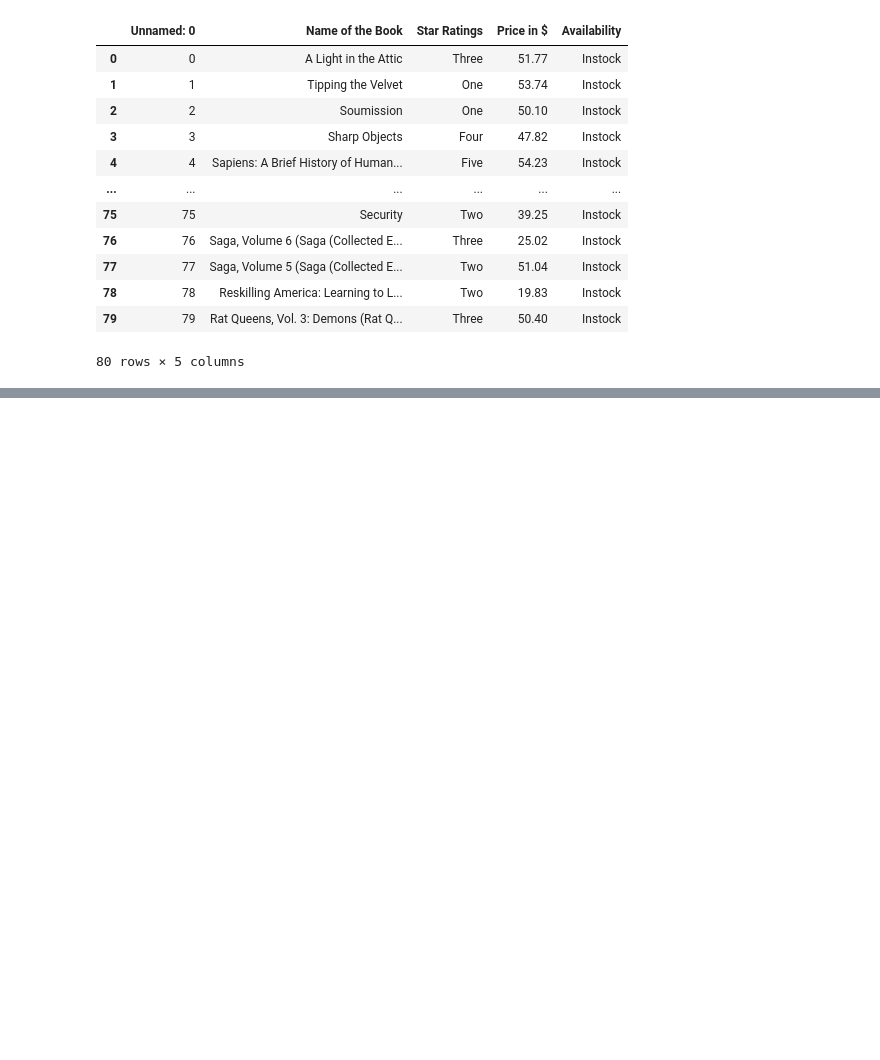
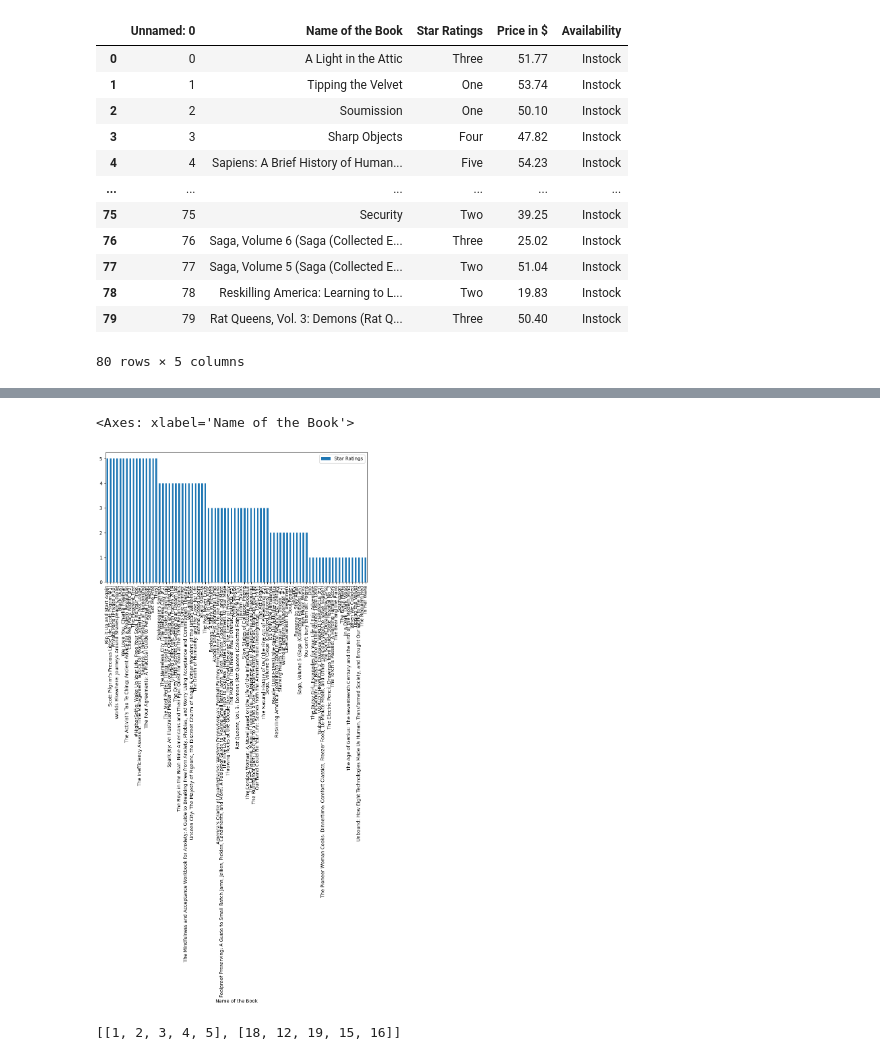
Before and after one commit to subhashreegre/Web-Scraping-, a Jupyter notebook: Web_Scraping_with_bs4.ipynb, the cells around one changed output, grey strips where cells are left out. Cells and saved outputs as stored; diff of their text form; code cells hidden in the pictures; blank space fills up the shorter version.

```diff
--- a/Web_Scraping_with_bs4.ipynb
+++ b/Web_Scraping_with_bs4.ipynb
@@ -157,0 +228,17 @@ pd.read_csv('books.csv')
+# %%
+ratings = df['Star Ratings'].to_list()
+#print(ratings)
+
+for i in range(len(ratings)):
+  if ratings[i] == 'One':
+    ratings[i] = 1
+  elif ratings[i] == 'Two':
+    ratings[i] = 2
+  elif ratings[i] == 'Three':
+    ratings[i] = 3
+  elif ratings[i] == 'Four':
+    ratings[i] = 4
+  elif ratings[i] == 'Five':
+    ratings[i] = 5
+# %%
+df['Star Ratings'] = ratings
@@ -157,0 +261,8 @@ pd.read_csv('books.csv')
+# %%
+df = df.sort_values('Star Ratings', ascending=False)
+# %%
+df.plot(x='Name of the Book', y='Star Ratings',
+        kind='bar', figsize=(10, 5), stacked=True)
+# %% [output]
+<Axes: xlabel='Name of the Book'>
+[figure, added]
@@ -157,0 +290,4 @@ pd.read_csv('books.csv')
+# %%
+total
+# %% [output]
+[[1, 2, 3, 4, 5], [18, 12, 19, 15, 16]]
```
Also changed, not shown: parts of 15 cells of this notebook.
